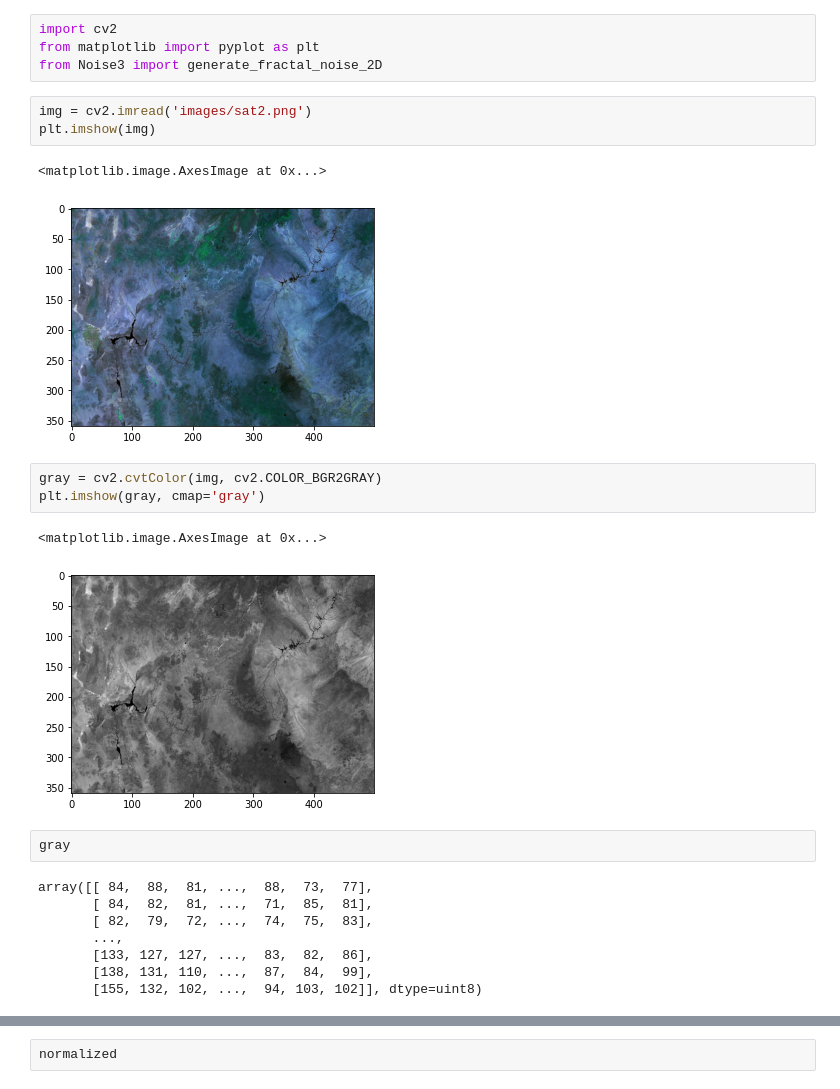
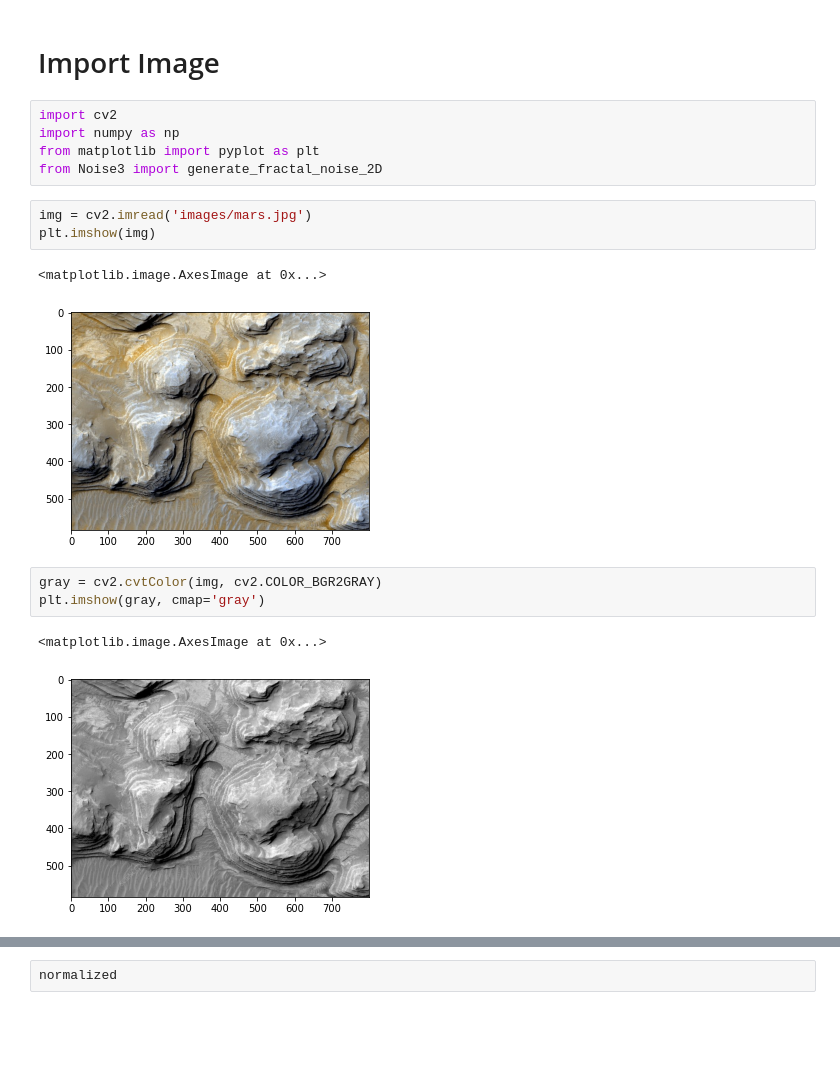
Before and after one commit to ttkuea/CompFabRepo, a Jupyter notebook: Project/src/ComFabProject.ipynb, the cells around one changed output, grey strips where cells are left out. Cells and saved outputs as stored; diff of their text form; blank space fills up the shorter version.

```diff
--- a/Project/src/ComFabProject.ipynb
+++ b/Project/src/ComFabProject.ipynb
@@ -1,26 +1,19 @@
+# %% [markdown]
+# Import Image
 # %%
 import cv2
+import numpy as np
 from matplotlib import pyplot as plt
 from Noise3 import generate_fractal_noise_2D
 # %%
-img = cv2.imread('images/sat2.png')
+img = cv2.imread('images/mars.jpg')
 plt.imshow(img)
 # %% [output]
 <matplotlib.image.AxesImage at 0x...>
-[figure, old version]
+[figure, new version]
 # %%
 gray = cv2.cvtColor(img, cv2.COLOR_BGR2GRAY)
 plt.imshow(gray, cmap='gray')
 # %% [output]
 <matplotlib.image.AxesImage at 0x...>
-[figure, old version]
+[figure, new version]
-# %%
-gray
-# %% [output]
-array([[ 84,  88,  81, ...,  88,  73,  77],
-       [ 84,  82,  81, ...,  71,  85,  81],
-       [ 82,  79,  72, ...,  74,  75,  83],
-       ...,
-       [133, 127, 127, ...,  83,  82,  86],
-       [138, 131, 110, ...,  87,  84,  99],
-       [155, 132, 102, ...,  94, 103, 102]], dtype=uint8)
```
Also changed, not shown: parts of 24 cells of this notebook, 6 other files.
